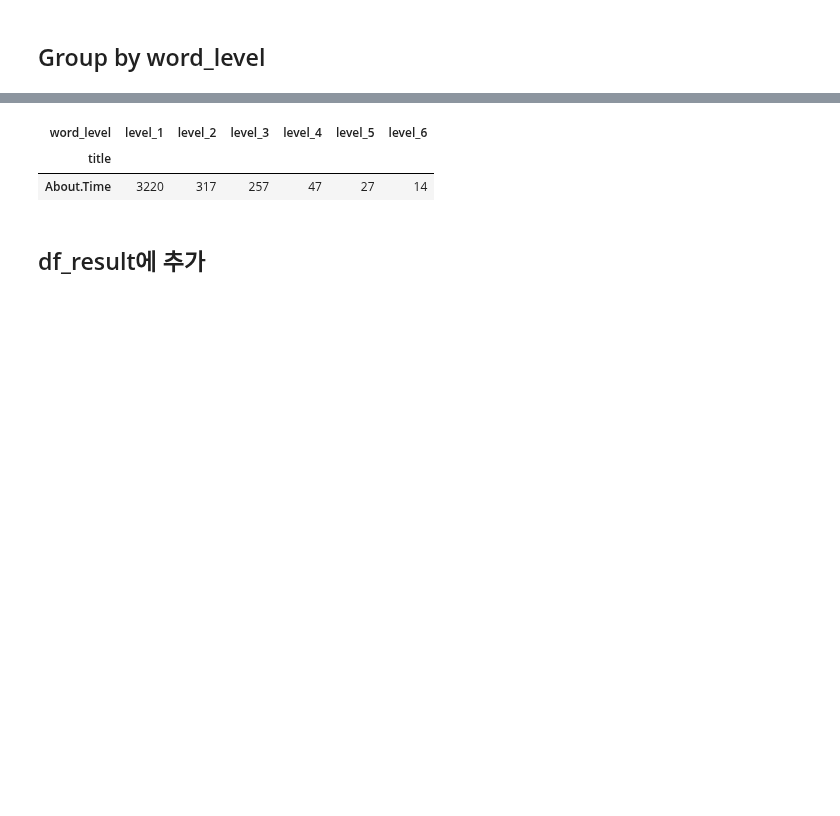
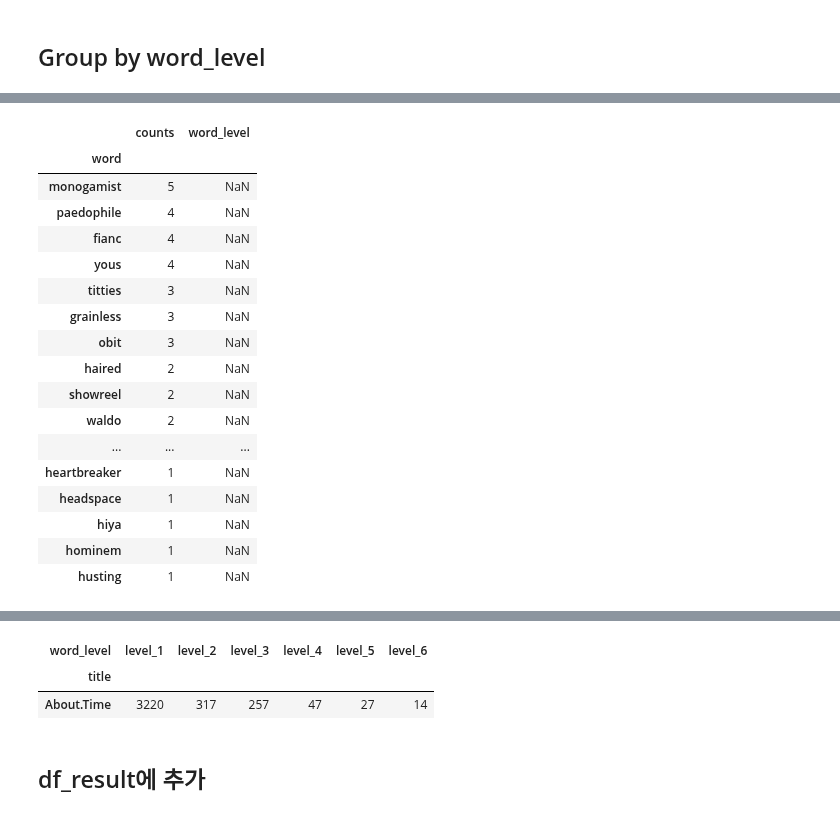
Before and after one commit to yuliepie/netflixschool, a Jupyter notebook: data_preprocessing/ipynb/all_scripts/00_word_level_counts.ipynb, the cells around one changed output, grey strips where cells are left out. Cells and saved outputs as stored; diff of their text form; code cells hidden in the pictures; blank space fills up the shorter version.

```diff
--- a/data_preprocessing/ipynb/all_scripts/00_word_level_counts.ipynb
+++ b/data_preprocessing/ipynb/all_scripts/00_word_level_counts.ipynb
@@ -256,14 +240,2 @@ counts_df_headed_joined
 # %% [markdown]
 ## Group by word_level
-# %%
-# import nltk
-# nltk.download('wordnet')
-# nltk.download('words')
-from nltk.corpus import wordnet, words
-pd.set_option('display.min_rows', 100)
-
-test = counts_df_headed_joined[counts_df_headed_joined['word_level'].isnull()]
-test = test.reset_index()
-test['synsets'] = test['word'].apply(lambda x: True if len(wordnet.synsets(x))>0 else False)
-# test['words.words'] = test['word'].apply(lambda x: True if x in words.words else False)
-test
@@ -287,0 +259,6 @@ test
+# %%
+pd.set_option('display.max_rows', 30)
+
+counts_copy = counts_df_headed_joined.copy(deep=True)
+
+counts_copy
@@ -287,0 +280,24 @@ test
+# %%
+nn_level = counts_copy[counts_copy['word_level'].isnull()]
+
+pd.set_option('display.max_rows', None)
+nn_level
+# %% [output]
+|  | counts | word_level |
+| word |  |  |
+| monogamist | 5 | NaN |
+| paedophile | 4 | NaN |
+| fianc | 4 | NaN |
+| yous | 4 | NaN |
+| titties | 3 | NaN |
+| grainless | 3 | NaN |
+| obit | 3 | NaN |
+| haired | 2 | NaN |
+| showreel | 2 | NaN |
+| waldo | 2 | NaN |
+| ... | ... | ... |
+| heartbreaker | 1 | NaN |
+| headspace | 1 | NaN |
+| hiya | 1 | NaN |
+| hominem | 1 | NaN |
+| husting | 1 | NaN |
```
Also changed, not shown: parts of 21 cells of this notebook, 1 other file.
